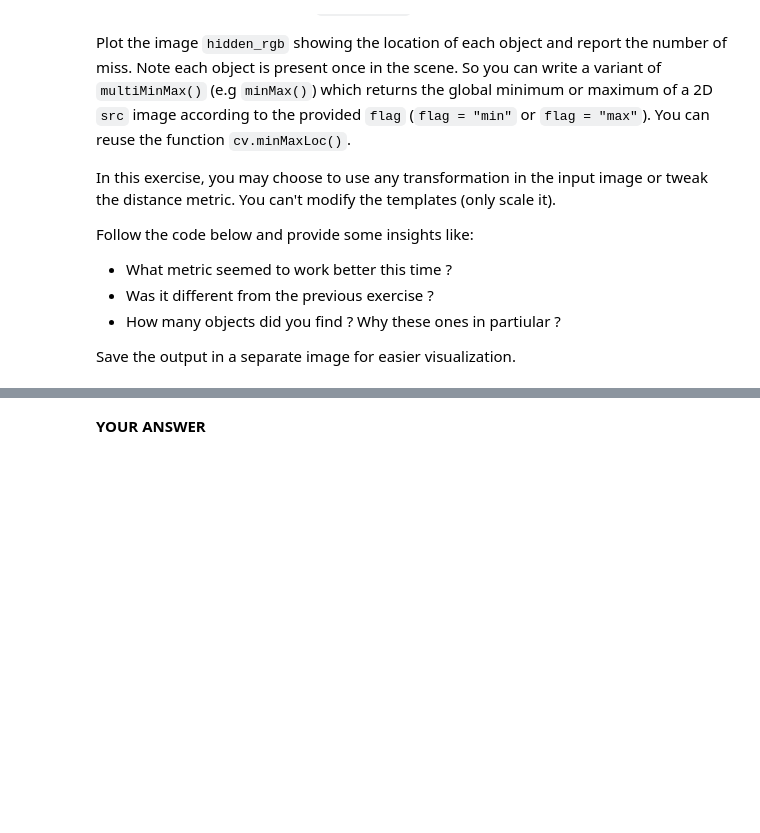
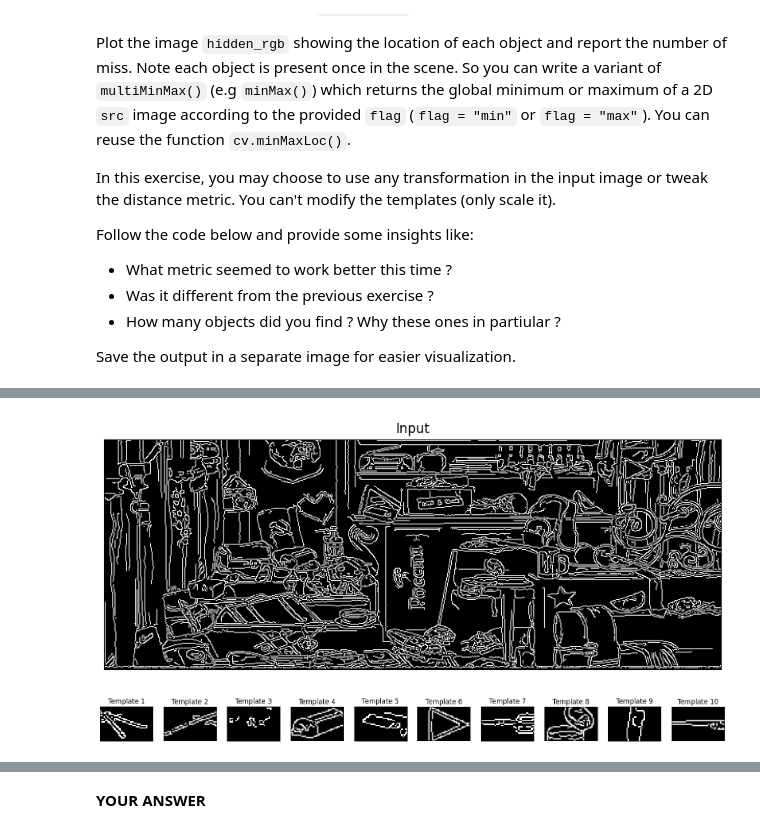
Before and after one commit to AlexYcode/IPLAB, a Jupyter notebook: Lab2/code/02_object_detection_and_recognition_2025.ipynb, the cells around one changed output, grey strips where cells are left out. Drawn from its saved outputs; the diff is of its cells as text; code cells hidden in the pictures; blank space fills up the shorter version.

```diff
--- a/Lab2/code/02_object_detection_and_recognition_2025.ipynb
+++ b/Lab2/code/02_object_detection_and_recognition_2025.ipynb
@@ -718,9 +734,3 @@ Follow the code below and provide some insights like:
 * How many objects did you find ? Why these ones in partiular ?
 
 Save the output in a separate image for easier visualization.
-# %%
-def minMax(src, flag):
-
-    #YOUR CODE HERE
-
-    return location
@@ -746,8 +903,10 @@ Follow the code below and provide some insights like:
 hidden_rgb  = cv.imread('../data/hidden.jpeg')
 
 # get list of templates
+templates = extract_templates(hidden_rgb)
+
 hidden_rgb = hidden_rgb[80:360]
-hidden_gray = cv2.cvtColor(hidden_rgb, cv2.COLOR_BGR2GRAY)
+hidden_gray = cv.cvtColor(hidden_rgb, cv.COLOR_BGR2GRAY)
 
 fig, ax = plt.subplots(1,1, figsize=(10, 10),squeeze=False)
 
@@ -763,7 +922,8 @@ fig, ax = plt.subplots(1,10, figsize=(20, 20),squeeze=False)
 #######################
 
 # YOUR CODE HERE TO LOAD YOUR TEMPLATES
-templates = []
+
+# templates = extract_templates(hidden_rgb)
 
 for i, template in enumerate(templates):
     display_image(template, axes=ax[0][i])
@@ -775,0 +1117,42 @@ for i, template in enumerate(templates):
+# %%
+# Load image
+img = cv2.imread('../data/hidden.jpeg')
+
+# Canny filtering
+filter_size = 3
+
+thresholds = [(200, 300)]
+
+# fig, ax = plt.subplots(1, len(thresholds), figsize=(10*len(thresholds), 10))
+
+canny_params = {"fsize":filter_size, "thresholds":thresholds}
+img_canny = find_edges_canny(img, canny_params)
+# display_image(img_canny, cmap='gray')
+
+# plt.show()
+
+templates = extract_canny_templates(img)
+
+# Crop the hidden image to the region where we want to detect objects
+hidden_rgb_cropped = img_canny[80:360]
+# hidden_canny = cv2.cvtColor(hidden_rgb_cropped, cv2.COLOR_BGR2GRAY)
+
+# Display the input cropped image
+fig, ax = plt.subplots(1, 1, figsize=(10, 10), squeeze=False)
+display_image(hidden_rgb_cropped, axes=ax[0][0])
+ax[0][0].set_title("Input")
+ax[0][0].set_xticks([])
+ax[0][0].set_yticks([])
+plt.show()
+
+# (Optional) Display the extracted templates
+fig, ax = plt.subplots(1, 10, figsize=(20, 20), squeeze=False)
+for i, temp in enumerate(templates):
+    display_image(temp, axes=ax[0][i])
+    ax[0][i].set_title("Template {:d}".format(i+1))
+    ax[0][i].set_xticks([])
+    ax[0][i].set_yticks([])
+plt.show()
+# %% [output]
+[figure, added]
+[figure, added]
```
Also changed, not shown: parts of 45 cells of this notebook, 1 other file.
